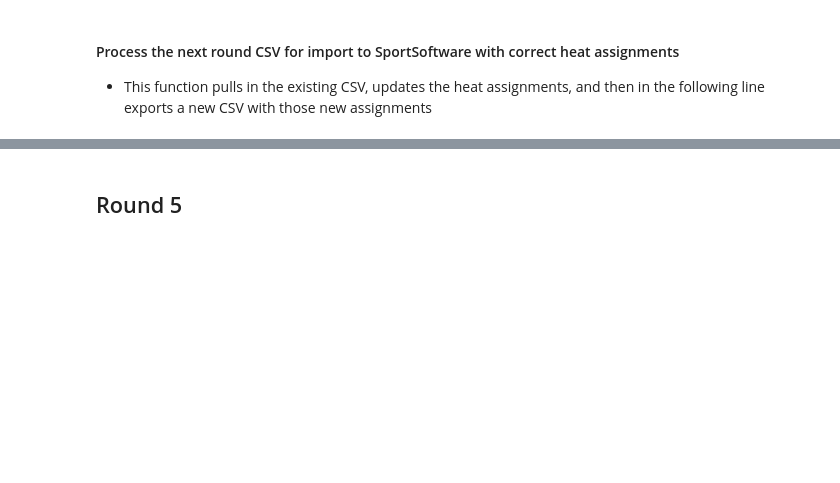
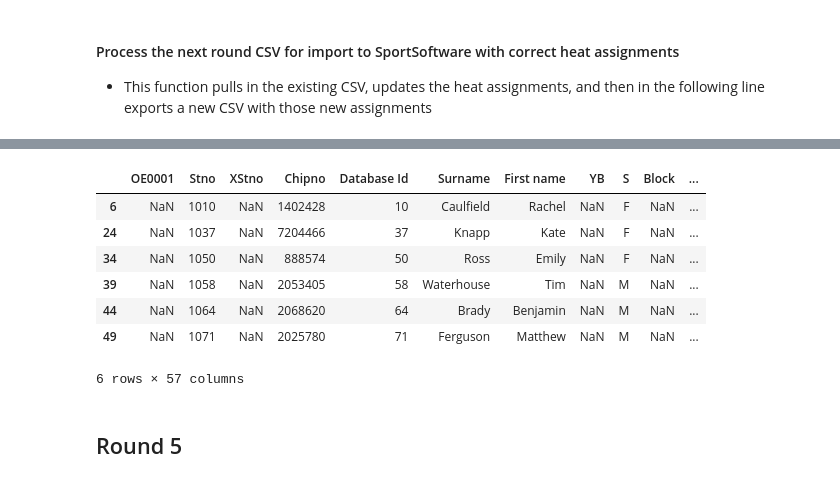
Before and after one commit to gcnuss/SART_Automation, a Jupyter notebook: 2018_SART_Prep_Test.ipynb, the cells around one changed output, grey strips where cells are left out. Cells and saved outputs as stored; diff of their text form; code cells hidden in the pictures; blank space fills up the shorter version.

```diff
--- a/2018_SART_Prep_Test.ipynb
+++ b/2018_SART_Prep_Test.ipynb
@@ -883,3 +891,14 @@ r5_ss_import.to_csv('2017_event_files/SS_import_R5_with_heats.csv')
+# %%
+r5_ss_import[r5_ss_import['Long']=='Heat 504']
+# %% [output]
+|  | OE0001 | Stno | XStno | Chipno | Database Id | Surname | First name | YB | S | Block | ... |
+| 6 | NaN | 1010 | NaN | 1402428 | 10 | Caulfield | Rachel | NaN | F | NaN | ... |
+| 24 | NaN | 1037 | NaN | 7204466 | 37 | Knapp | Kate | NaN | F | NaN | ... |
+| 34 | NaN | 1050 | NaN | 888574 | 50 | Ross | Emily | NaN | F | NaN | ... |
+| 39 | NaN | 1058 | NaN | 2053405 | 58 | Waterhouse | Tim | NaN | M | NaN | ... |
+| 44 | NaN | 1064 | NaN | 2068620 | 64 | Brady | Benjamin | NaN | M | NaN | ... |
+| 49 | NaN | 1071 | NaN | 2025780 | 71 | Ferguson | Matthew | NaN | M | NaN | ... |
+6 rows × 57 columns
 # %% [markdown]
 ## Round 5
 # %% [markdown]
```
Also changed, not shown: parts of 15 cells of this notebook, 2 other files.
